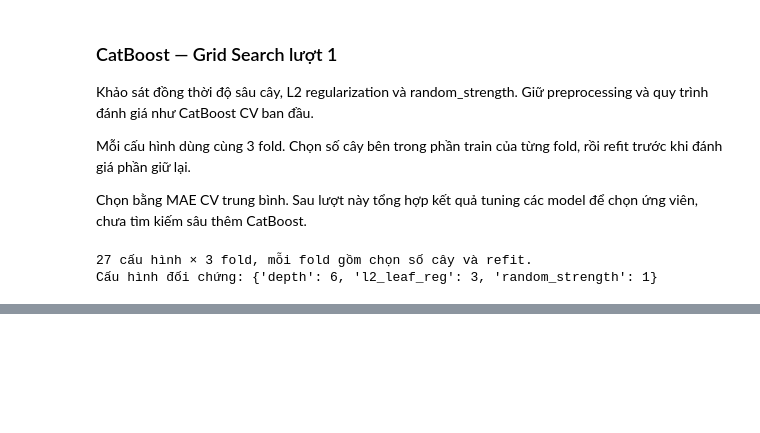
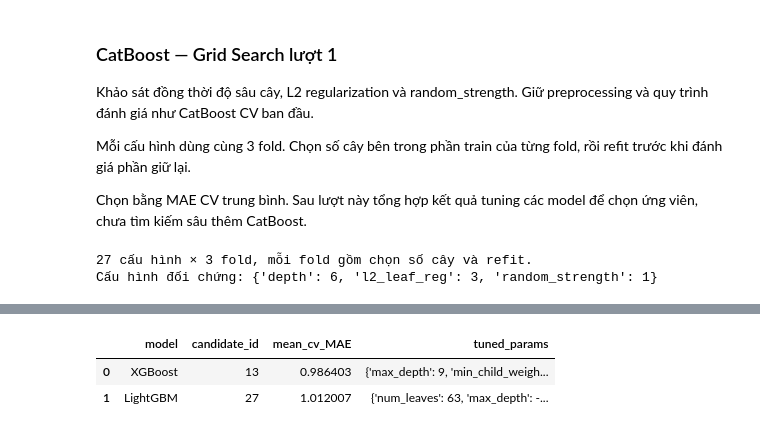
Before and after one commit to khoa-nhd/AIQS-Real-Estate-Price-Prediction, a Jupyter notebook: notebooks/03_model_experiments.ipynb, the cells around one changed output, grey strips where cells are left out. Saved outputs shown, nothing was run; the diff lists cells and outputs as text; code cells hidden in the pictures; blank space fills up the shorter version.

```diff
--- a/notebooks/03_model_experiments.ipynb
+++ b/notebooks/03_model_experiments.ipynb
@@ -4037,0 +4296,80 @@ Cấu hình 12/27: {'depth': 6, 'l2_leaf_reg': 1, 'random_strength': 2}
+# %%
+# R03 — Khôi phục cấu hình tốt nhất của XGBoost và LightGBM
+# Chỉ đọc kết quả; không train.
+
+search_specs = {
+    "XGBoost": {
+        "folder": "xgboost_grid_search",
+        "base_params": xgb_cv_params,
+        "param_types": {
+            "max_depth": int,
+            "min_child_weight": int,
+            "subsample": float,
+            "colsample_bytree": float,
+        },
+    },
+    "LightGBM": {
+        "folder": "lightgbm_grid_search",
+        "base_params": lgb_cv_params,
+        "param_types": {
+            "num_leaves": int,
+            "max_depth": int,
+            "min_child_samples": int,
+        },
+    },
+}
+
+selected_model_params = {}
+selection_rows = []
+
+for model_name, spec in search_specs.items():
+    results = pd.read_csv(
+        EXPERIMENT_DIR / spec["folder"] / "round1_fold_results.csv"
+    )
+
+    assert not results.duplicated(["candidate_id", "fold"]).any()
+
+    # Mỗi cấu hình phải có đủ kết quả 3 fold.
+    for _, candidate_rows in results.groupby("candidate_id"):
+        check_cv_folds(candidate_rows)
+
+        for column in spec["param_types"]:
+            assert candidate_rows[column].nunique(dropna=False) == 1
+            assert candidate_rows[column].notna().all()
+
+    ranking = (
+        results.groupby("candidate_id", as_index=False)
+        .agg(mean_cv_MAE=("cv_MAE", "mean"))
+        .sort_values(["mean_cv_MAE", "candidate_id"])
+    )
+
+    best_id = int(ranking.iloc[0]["candidate_id"])
+    best_row = results.loc[
+        results["candidate_id"].eq(best_id)
+    ].iloc[0]
+
+    tuned_params = {
+        column: convert(best_row[column])
+        for column, convert in spec["param_types"].items()
+    }
+
+    # Giữ cấu hình nền, thay các tham số đã được grid search.
+    selected_model_params[model_name] = {
+        **spec["base_params"],
+        **tuned_params,
+    }
+
+    selection_rows.append({
+        "model": model_name,
+        "candidate_id": best_id,
+        "mean_cv_MAE": ranking.iloc[0]["mean_cv_MAE"],
+        "tuned_params": tuned_params,
+    })
+
+display(pd.DataFrame(selection_rows))
+
+print("Đã khôi phục cấu hình; chưa tạo hoặc fit model.")
+# %% [output]
+|  | model | candidate_id | mean_cv_MAE | tuned_params |
+| 0 | XGBoost | 13 | 0.986403 | {'max_depth': 9, 'min_child_weigh... |
+| 1 | LightGBM | 27 | 1.012007 | {'num_leaves': 63, 'max_depth': -... |
```
Also changed, not shown: parts of 16 cells of this notebook, 3 other files.
